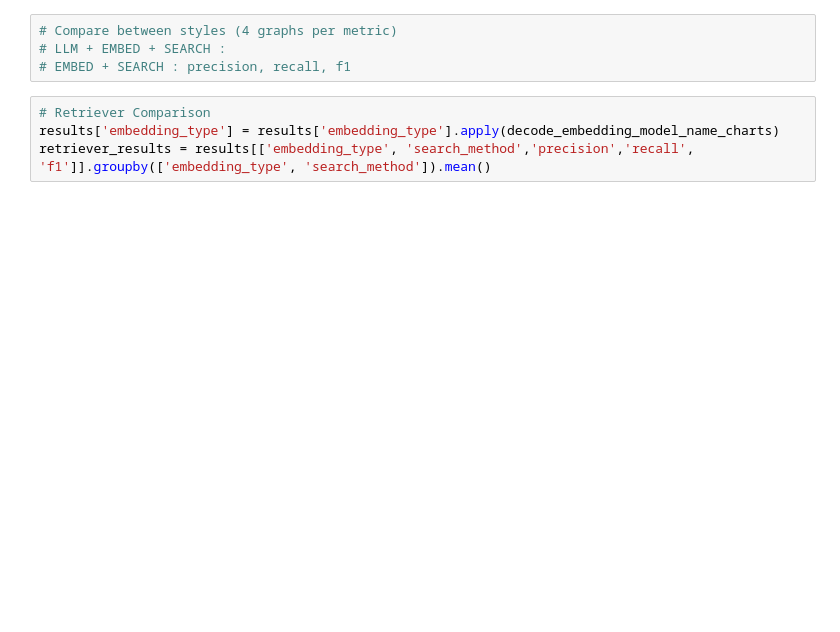
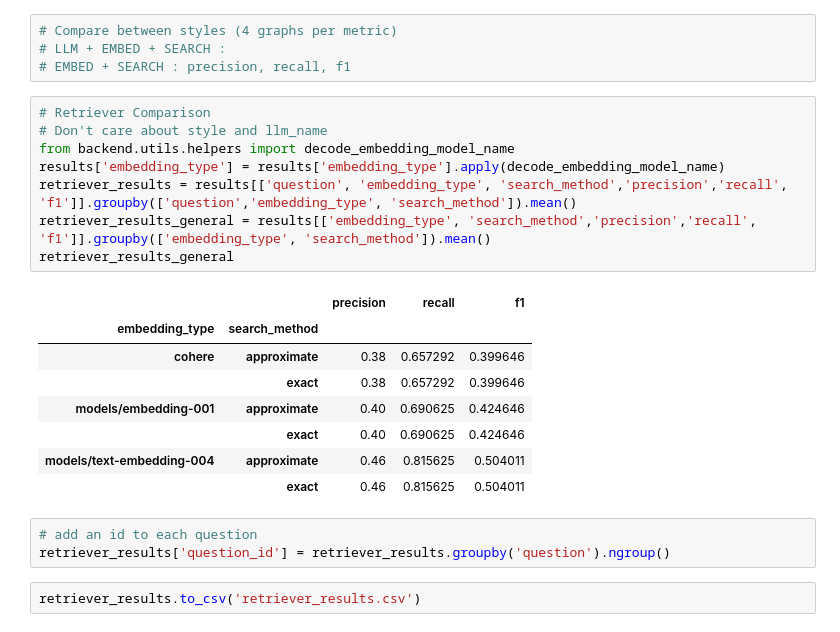
Before and after one commit to DanaMikulinsky/FinalProject, a Jupyter notebook: backend/evaluation/Graphs.ipynb, the cells around one changed output. Cells and saved outputs as stored; diff of their text form; blank space fills up the shorter version.

```diff
--- a/backend/evaluation/Graphs.ipynb
+++ b/backend/evaluation/Graphs.ipynb
@@ -16,6 +21,24 @@ results = results.drop(columns=["retriever_scores", "Unnamed: 14"])
 # EMBED + SEARCH : precision, recall, f1
 # %%
 # Retriever Comparison
-results['embedding_type'] = results['embedding_type'].apply(decode_embedding_model_name_charts)
-retriever_results = results[['embedding_type', 'search_method','precision','recall', 'f1']].groupby(['embedding_type', 'search_method']).mean()
+# Don't care about style and llm_name
+from backend.utils.helpers import decode_embedding_model_name
+results['embedding_type'] = results['embedding_type'].apply(decode_embedding_model_name)
+retriever_results = results[['question', 'embedding_type', 'search_method','precision','recall', 'f1']].groupby(['question','embedding_type', 'search_method']).mean()
+retriever_results_general = results[['embedding_type', 'search_method','precision','recall', 'f1']].groupby(['embedding_type', 'search_method']).mean()
+retriever_results_general
+# %% [output]
+|  |  | precision | recall | f1 |
+| embedding_type | search_method |  |  |  |
+| cohere | approximate | 0.38 | 0.657292 | 0.399646 |
+|  | exact | 0.38 | 0.657292 | 0.399646 |
+| models/embedding-001 | approximate | 0.40 | 0.690625 | 0.424646 |
+|  | exact | 0.40 | 0.690625 | 0.424646 |
+| models/text-embedding-004 | approximate | 0.46 | 0.815625 | 0.504011 |
+|  | exact | 0.46 | 0.815625 | 0.504011 |
+# %%
+# add an id to each question
+retriever_results['question_id'] = retriever_results.groupby('question').ngroup()
+# %%
+retriever_results.to_csv('retriever_results.csv')
 # %%
```
Also changed, not shown: parts of 12 cells of this notebook.
